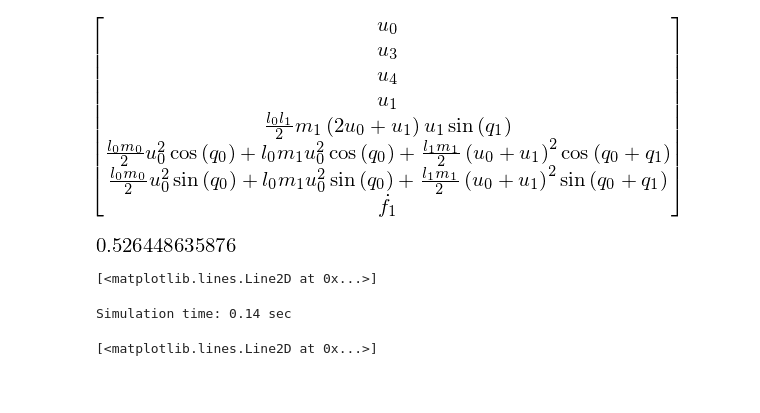
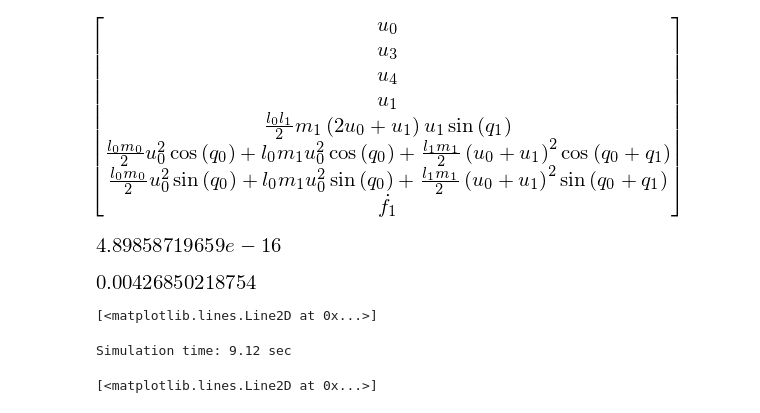
Before and after one commit to isaacyeaton/snaketurn, a Jupyter notebook: 3-link-snake-holonomic.ipynb, the cells around one changed output. Drawn from its saved outputs; the diff is of its cells as text; code cells hidden in the pictures; blank space fills up the shorter version.

```diff
--- a/3-link-snake-holonomic.ipynb
+++ b/3-link-snake-holonomic.ipynb
@@ -188,6 +188,9 @@ mfunc = functools.partial(M_func, *consts['vals'])
 def rhs(x, t, args):
 
     fintp = np.interp(t, ts, ss1a)
+    x[3] = np.interp(t, ts, qq1)
+    x[7] = np.interp(t, ts, uu1a)
+
     x = np.hstack((fintp, x))
     dx = np.array(np.linalg.solve(mfunc(*x), ffunc(*x))).flatten()
 
@@ -207,10 +210,12 @@ qstart = np.zeros(n + 2)
 ustart = np.zeros(n + 2)
 
 q0_0 = np.pi / 2
-q1_0 = np.pi / 4
+q1_0 = np.pi / 2
 
-f = 2
+f = 8
 
+#TODO leave a little extra, so the derivatives don't have higher errors
+#on the end points.
 qq1 = np.sin(f * ts + q1_0)
 uu1a = f * np.cos(f * ts + q1_0)
 ss1a = -f * f * np.sin(f * ts + q1_0)
@@ -220,11 +225,17 @@ ss1g = np.gradient(uu1a, dt)
 qstart[[0, 3]] = q0_0, qq1[0]
 ustart[3] = uu1[0]
 
+ustart[3] = 0
+
 x0 = np.hstack((qstart, ustart));
-# %%
-np.abs(err(uu1a, uu1g)).max()
-# %% [output]
-[figure, removed]
+# %%
+uu1a[0]
+# %% [output]
+[figure, added]
+# %%
+np.max(err(ss1a[1:-1], ss1g[1:-1]))
+# %% [output]
+[figure, added]
 # %%
 fig, ax = plt.subplots()
 
@@ -242,7 +253,7 @@ now = time.time()
 y = odeint(rhs, x0, ts, args=(args,))
 print('Simulation time: {0:.2f} sec'.format(time.time() - now))
 # %% [output]
-Simulation time: 0.14 sec
+Simulation time: 9.12 sec
 # %%
 # reorgainze the data like we expect...
 yc = np.zeros(y.shape)
```
Also changed, not shown: parts of 2 cells of this notebook.
